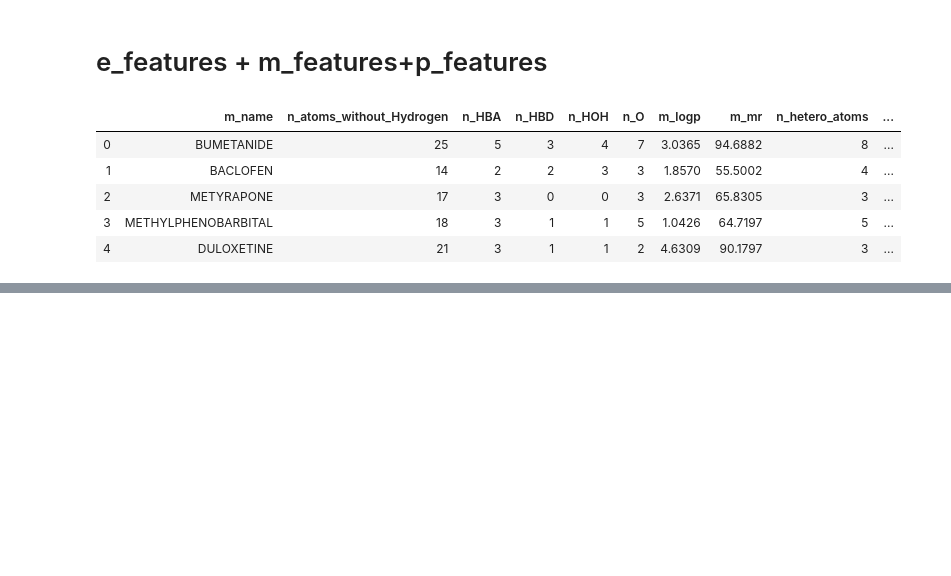
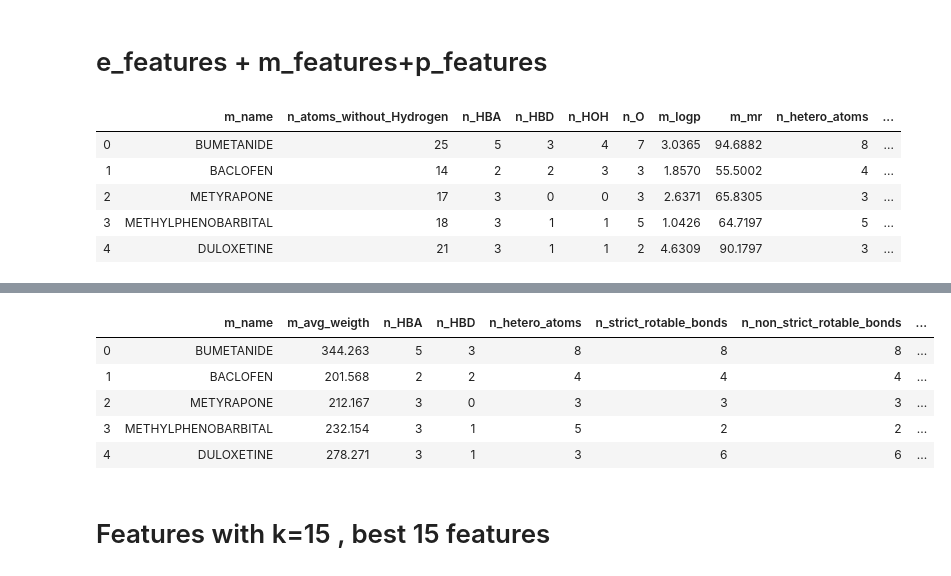
Before and after one commit to PaolaRondon/Biomol_classifier, a Jupyter notebook: f_classif_data_extraction.ipynb, the cells around one changed output, grey strips where cells are left out. Saved outputs shown, nothing was run; the diff lists cells and outputs as text; code cells hidden in the pictures; blank space fills up the shorter version.

Commit message:
f classif model completed, CV and normal

```diff
--- a/f_classif_data_extraction.ipynb
+++ b/f_classif_data_extraction.ipynb
@@ -254,0 +266,4 @@ save_df_to_disk(emp_df,"emp_molecules.csv")
+# %%
+selector = SelectKBest(f_classif, k=10)
+# %%
+selector.fit_transform(x,y)
@@ -254,0 +278,14 @@ save_df_to_disk(emp_df,"emp_molecules.csv")
+# %%
+cols = selector.get_support(indices=True)
+new_df_k_10 = x.iloc[:,cols]
+new_df_k_10.insert(0,"m_name",mixed_df["m_name"].values)
+new_df_k_10=new_df_k_10.join(y)
+# %%
+new_df_k_10.head()
+# %% [output]
+|  | m_name | m_avg_weigth | n_HBA | n_HBD | n_hetero_atoms | n_strict_rotable_bonds | n_non_strict_rotable_bonds | ... |
+| 0 | BUMETANIDE | 344.263 | 5 | 3 | 8 | 8 | 8 | ... |
+| 1 | BACLOFEN | 201.568 | 2 | 2 | 4 | 4 | 4 | ... |
+| 2 | METYRAPONE | 212.167 | 3 | 0 | 3 | 3 | 3 | ... |
+| 3 | METHYLPHENOBARBITAL | 232.154 | 3 | 1 | 5 | 2 | 2 | ... |
+| 4 | DULOXETINE | 278.271 | 3 | 1 | 3 | 6 | 6 | ... |
@@ -254,0 +294,2 @@ save_df_to_disk(emp_df,"emp_molecules.csv")
+# %% [markdown]
+ # Features with k=15 , best 15 features
```
Also changed, not shown: parts of 27 cells of this notebook, 6 other files.
